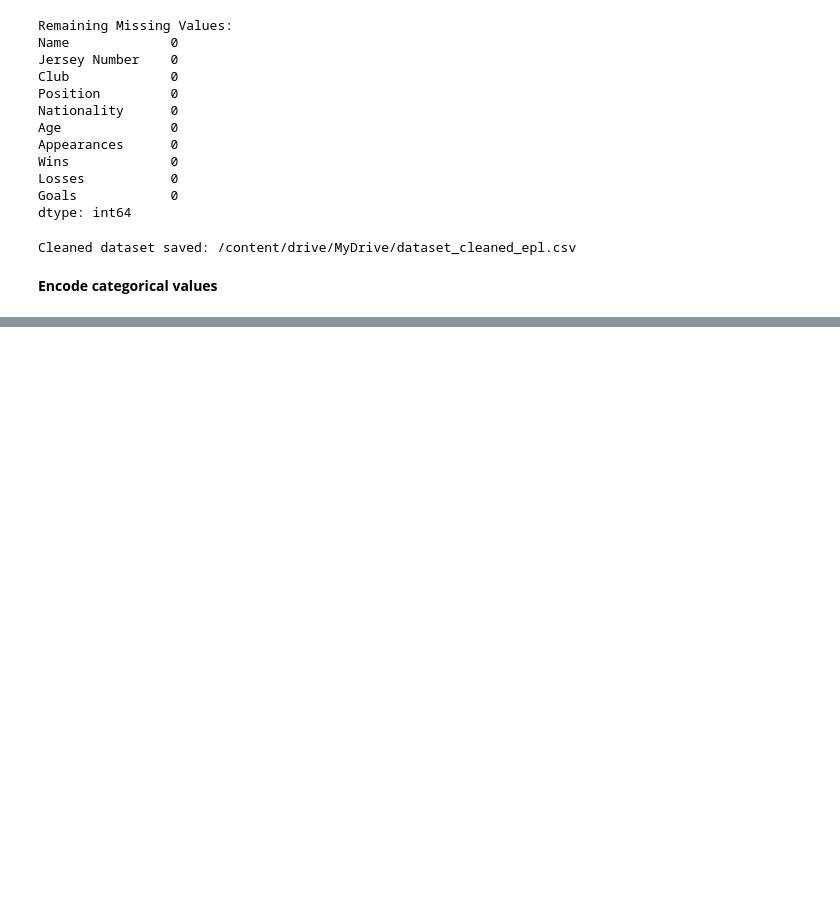
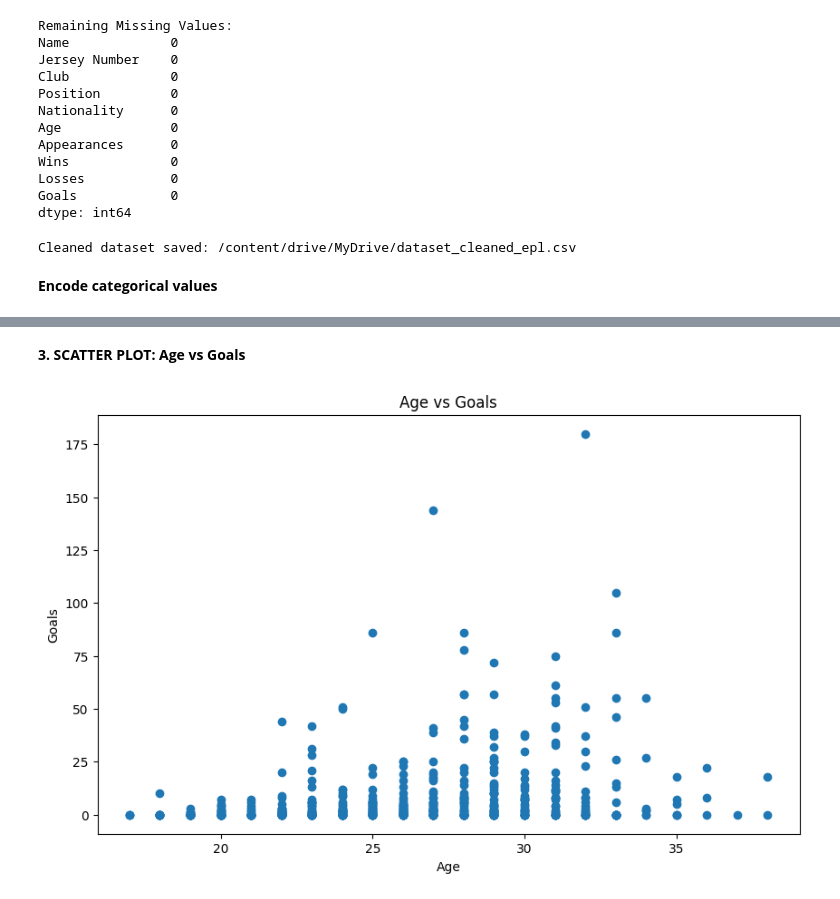
Before and after one commit to springboardmentor1979b-cmyk/ScoreSight---Predicting-EPL-Points-Tally-Top-Scorer, a Jupyter notebook: Vishal_EplScorePrediction.ipynb, the cells around one changed output, grey strips where cells are left out. Cells and saved outputs as stored; diff of their text form; code cells hidden in the pictures; blank space fills up the shorter version.

```diff
--- a/Vishal_EplScorePrediction.ipynb
+++ b/Vishal_EplScorePrediction.ipynb
@@ -286,0 +315,10 @@ Original DataFrame:
+# %% [markdown]
+**3. SCATTER PLOT: Age vs Goals**
+# %%
+plt.scatter(df['Age'], df['Goals'])
+plt.xlabel("Age")
+plt.ylabel("Goals")
+plt.title("Age vs Goals")
+plt.show()
+# %% [output]
+[figure, added]
```
Also changed, not shown: parts of 20 cells of this notebook.
